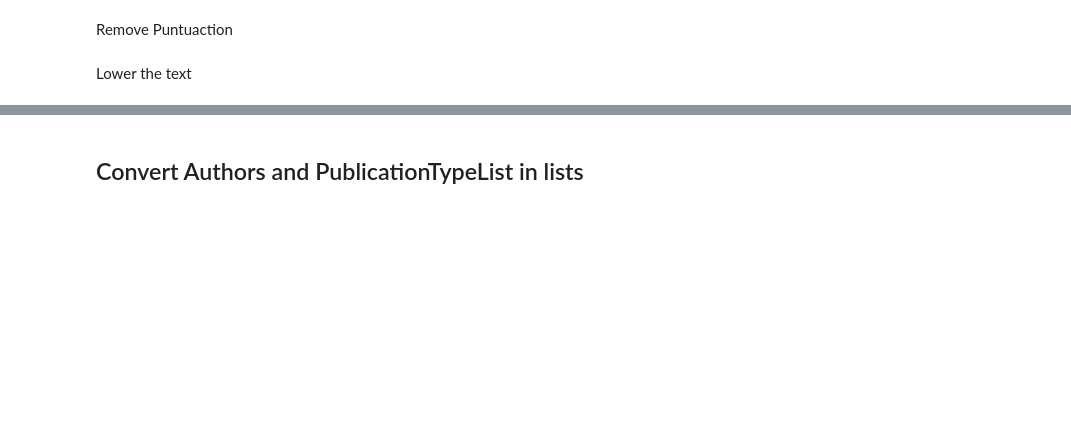
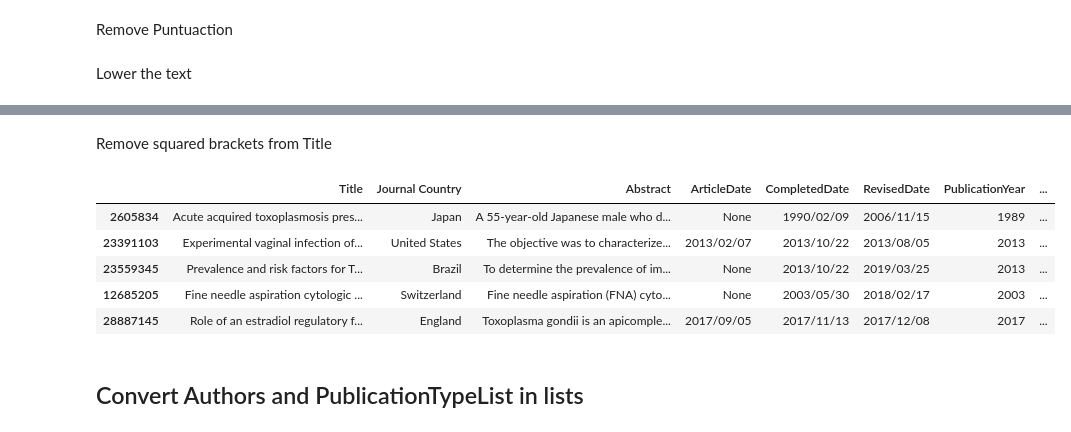
Before and after one commit to giocoal/toxoplasma-gondii-pubmed-acquisition-and-analysis, a Jupyter notebook: 1_Data_Aquisition_and_Preprocessing.ipynb, the cells around one changed output, grey strips where cells are left out. Cells and saved outputs as stored; diff of their text form; code cells hidden in the pictures; blank space fills up the shorter version.

```diff
--- a/1_Data_Aquisition_and_Preprocessing.ipynb
+++ b/1_Data_Aquisition_and_Preprocessing.ipynb
@@ -314,0 +313,2 @@ id_article_df['PreprocessedAbstract'][100]
+# %% [markdown]
+Remove squared brackets from Title
@@ -315,3 +320,12 @@ id_article_df['PreprocessedAbstract'][100]
+# %%
+id_article_df.head()
+# %% [output]
+|  | Title | Journal Country | Abstract | ArticleDate | CompletedDate | RevisedDate | PublicationYear | ... |
+| 2605834 | Acute acquired toxoplasmosis pres... | Japan | A 55-year-old Japanese male who d... | None | 1990/02/09 | 2006/11/15 | 1989 | ... |
+| 23391103 | Experimental vaginal infection of... | United States | The objective was to characterize... | 2013/02/07 | 2013/10/22 | 2013/08/05 | 2013 | ... |
+| 23559345 | Prevalence and risk factors for T... | Brazil | To determine the prevalence of im... | None | 2013/10/22 | 2019/03/25 | 2013 | ... |
+| 12685205 | Fine needle aspiration cytologic ... | Switzerland | Fine needle aspiration (FNA) cyto... | None | 2003/05/30 | 2018/02/17 | 2003 | ... |
+| 28887145 | Role of an estradiol regulatory f... | England | Toxoplasma gondii is an apicomple... | 2017/09/05 | 2017/11/13 | 2017/12/08 | 2017 | ... |
 # %% [markdown]
 ## Convert Authors and PublicationTypeList in lists
 # %%
```
Also changed, not shown: parts of 18 cells of this notebook, 1 other file.
